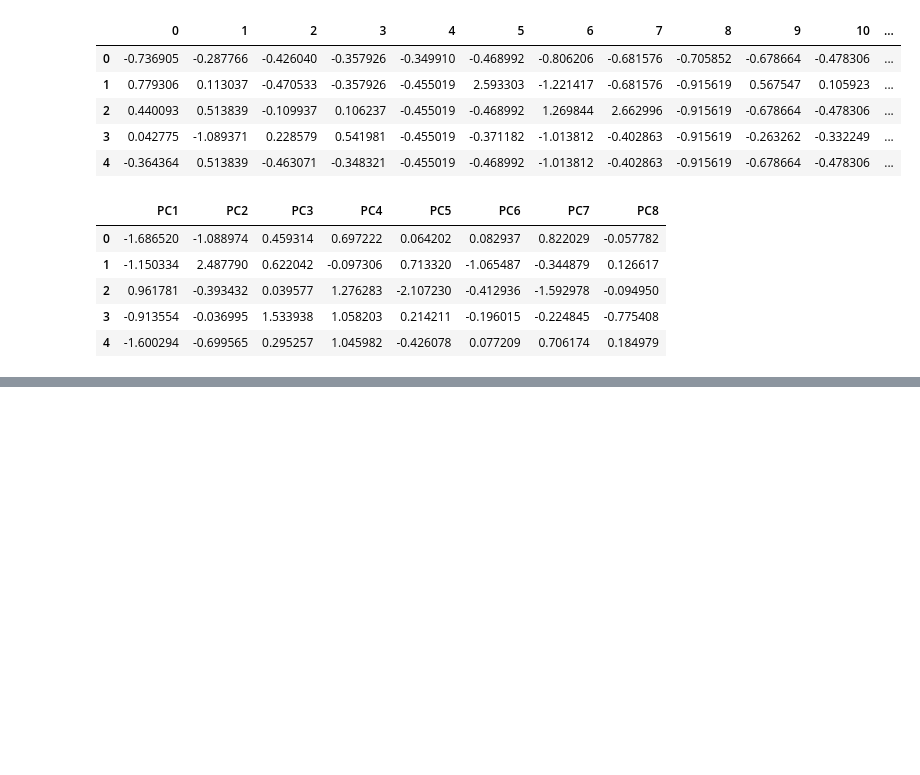
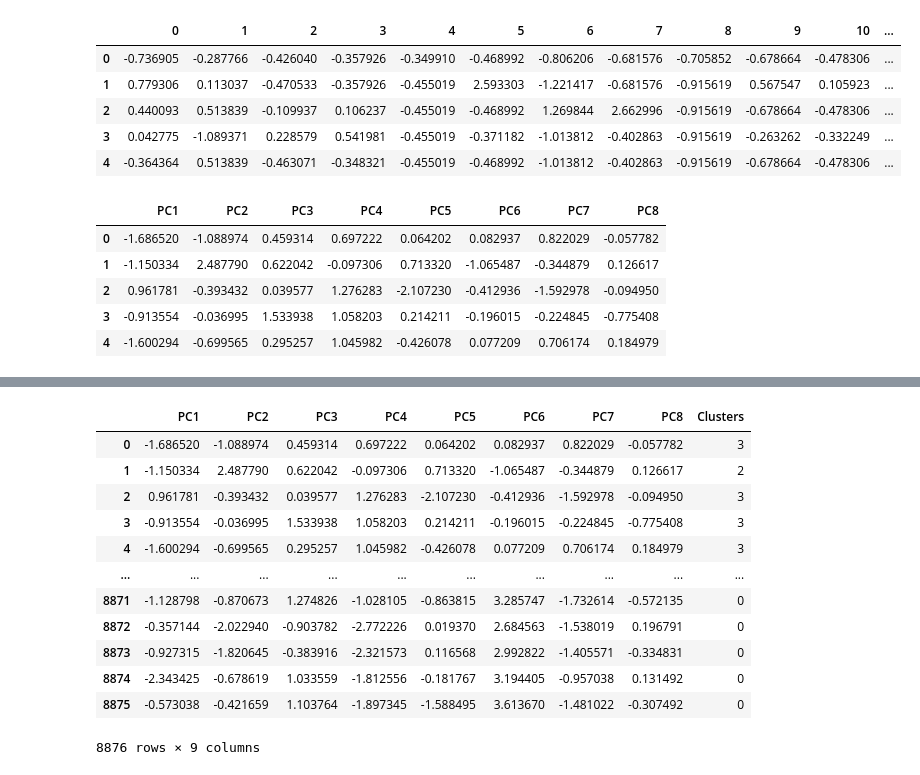
Before and after one commit to Morshedy22/Data-Mining-Project, a Jupyter notebook: Code/KMeansWithPCA.ipynb, the cells around one changed output, grey strips where cells are left out. Drawn from its saved outputs; the diff is of its cells as text; code cells hidden in the pictures; blank space fills up the shorter version.

```diff
--- a/Code/KMeansWithPCA.ipynb
+++ b/Code/KMeansWithPCA.ipynb
@@ -225,0 +248,18 @@ pca_8_df.head()
+# %%
+pca_8_df_with_clusters = pca_8_df.copy()
+pca_8_df_with_clusters['Clusters'] = kmeans.labels_
+pca_8_df_with_clusters
+# %% [output]
+|  | PC1 | PC2 | PC3 | PC4 | PC5 | PC6 | PC7 | PC8 | Clusters |
+| 0 | -1.686520 | -1.088974 | 0.459314 | 0.697222 | 0.064202 | 0.082937 | 0.822029 | -0.057782 | 3 |
+| 1 | -1.150334 | 2.487790 | 0.622042 | -0.097306 | 0.713320 | -1.065487 | -0.344879 | 0.126617 | 2 |
+| 2 | 0.961781 | -0.393432 | 0.039577 | 1.276283 | -2.107230 | -0.412936 | -1.592978 | -0.094950 | 3 |
+| 3 | -0.913554 | -0.036995 | 1.533938 | 1.058203 | 0.214211 | -0.196015 | -0.224845 | -0.775408 | 3 |
+| 4 | -1.600294 | -0.699565 | 0.295257 | 1.045982 | -0.426078 | 0.077209 | 0.706174 | 0.184979 | 3 |
+| ... | ... | ... | ... | ... | ... | ... | ... | ... | ... |
+| 8871 | -1.128798 | -0.870673 | 1.274826 | -1.028105 | -0.863815 | 3.285747 | -1.732614 | -0.572135 | 0 |
+| 8872 | -0.357144 | -2.022940 | -0.903782 | -2.772226 | 0.019370 | 2.684563 | -1.538019 | 0.196791 | 0 |
+| 8873 | -0.927315 | -1.820645 | -0.383916 | -2.321573 | 0.116568 | 2.992822 | -1.405571 | -0.334831 | 0 |
+| 8874 | -2.343425 | -0.678619 | 1.033559 | -1.812556 | -0.181767 | 3.194405 | -0.957038 | 0.131492 | 0 |
+| 8875 | -0.573038 | -0.421659 | 1.103764 | -1.897345 | -1.588495 | 3.613670 | -1.481022 | -0.307492 | 0 |
+8876 rows × 9 columns
```
Also changed, not shown: parts of 12 cells of this notebook, 1 other file.
